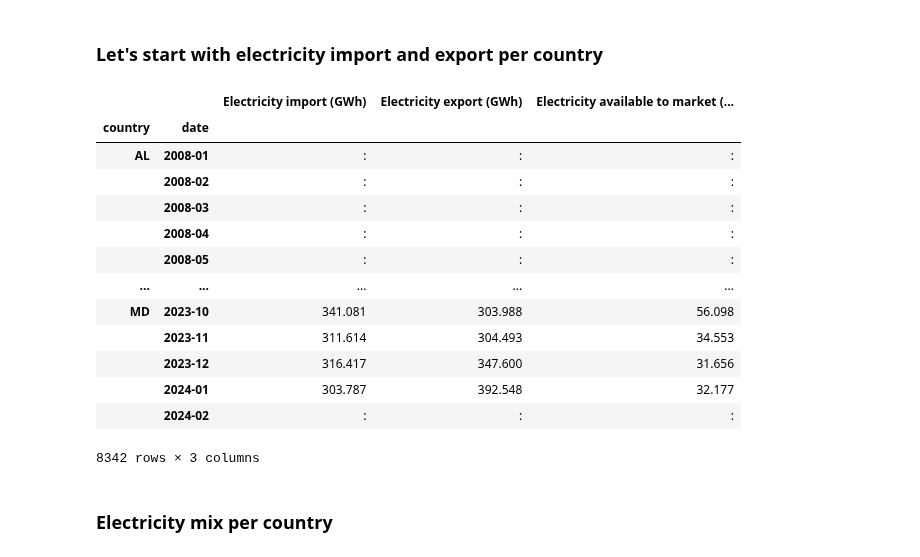
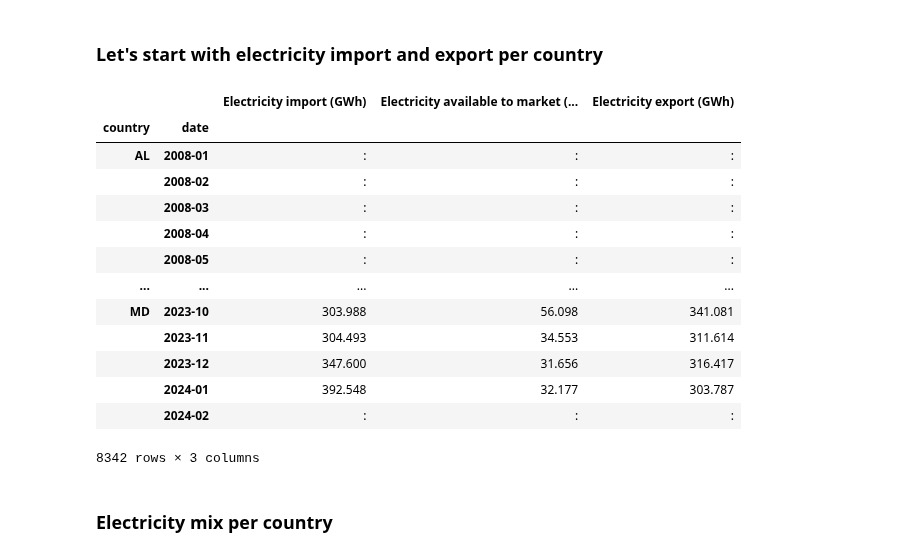
Before and after one commit to gaya22/Project_3_SEne, a Jupyter notebook: raw_df_for_features/cleaning_eurostat_files.ipynb, the cells around one changed output. Drawn from its saved outputs; the diff is of its cells as text; code cells hidden in the pictures.

```diff
--- a/raw_df_for_features/cleaning_eurostat_files.ipynb
+++ b/raw_df_for_features/cleaning_eurostat_files.ipynb
@@ -10,7 +10,6 @@ df= pd.read_csv('Electricity import export transformation per country.tsv', sep=
 df = df.set_index(df.columns[0])
 df = df.transpose()
 df.index.name = 'date'
-
 
 #We will keep just the columns with import, export and electricity available to market
 df.rename(columns=lambda col: col.replace('AIM,', 'Electricity available to market GWh'), inplace=True)
@@ -77,37 +76,35 @@ tuples = []
 
 for i in country_mapping:
     for j in df.index:
         tuples.append((i,j))
 
 mi = pd.MultiIndex.from_tuples(tuples, names=('country', 'date'))
 
 #New dataframe in which I add the data
-s = pd.DataFrame(np.random.randn(len(mi),3), index=mi, columns=['Electricity import (GWh)','Electricity export (GWh)','Electricity available to market (GWh)'])
+s = pd.DataFrame(np.random.randn(len(mi),3), index=mi, columns=['Electricity import (GWh)','Electricity available to market (GWh)','Electricity export (GWh)'])
 
 #Putting data in the new dataframe
-
 kt = []
 for k in df.columns:
     kt.append(k[:-2])
 kt = list(set(kt))
-
 
 ci = 0
 for k in kt:
     c = s.columns[ci]
     for i in country_mapping:
         st = k + i
         for j in df.index:
             if st in df.columns:
                 s.loc[(i,j),c] = df.loc[j,st]
             else:
                 s.loc[(i,j),c] = ':'
 
     ci = ci + 1
 
 display(s)
 # %% [output]
-|  |  | Electricity import (GWh) | Electricity export (GWh) | Electricity available to market (... |
+|  |  | Electricity import (GWh) | Electricity available to market (... | Electricity export (GWh) |
 | country | date |  |  |  |
 | AL | 2008-01 | : | : | : |
 |  | 2008-02 | : | : | : |
@@ -115,10 +112,10 @@ display(s)
 |  | 2008-04 | : | : | : |
 |  | 2008-05 | : | : | : |
 | ... | ... | ... | ... | ... |
-| MD | 2023-10 | 341.081 | 303.988 | 56.098 |
-|  | 2023-11 | 311.614 | 304.493 | 34.553 |
-|  | 2023-12 | 316.417 | 347.600 | 31.656 |
-|  | 2024-01 | 303.787 | 392.548 | 32.177 |
+| MD | 2023-10 | 303.988 | 56.098 | 341.081 |
+|  | 2023-11 | 304.493 | 34.553 | 311.614 |
+|  | 2023-12 | 347.600 | 31.656 | 316.417 |
+|  | 2024-01 | 392.548 | 32.177 | 303.787 |
 |  | 2024-02 | : | : | : |
 8342 rows × 3 columns
 # %% [markdown]
```
Also changed, not shown: parts of 7 cells of this notebook.
